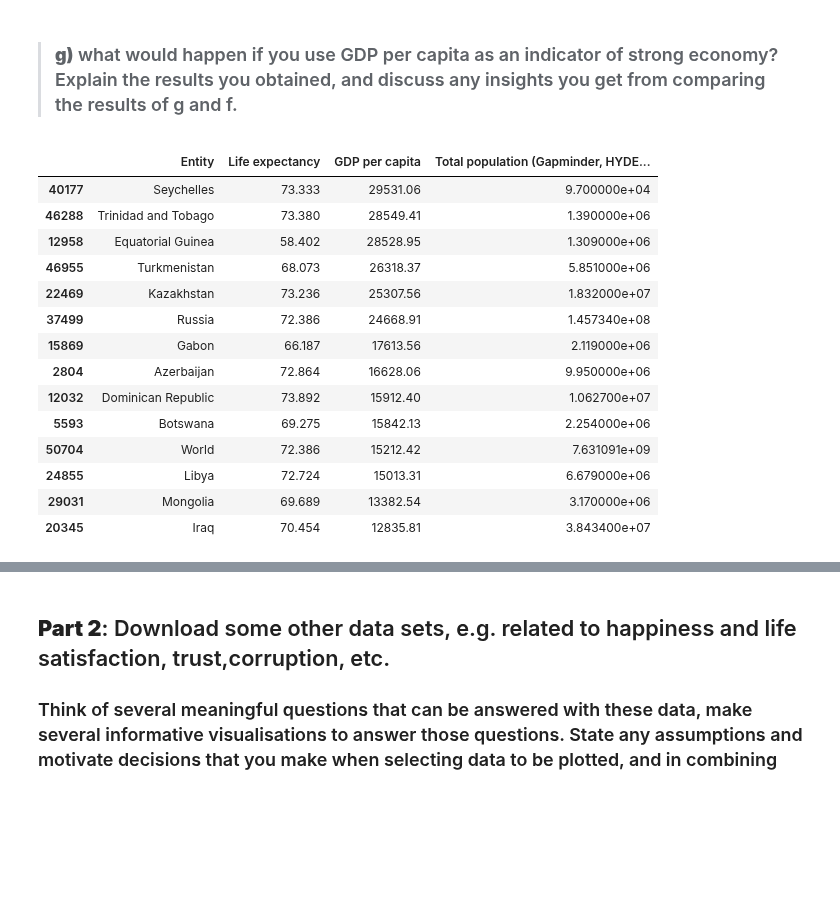
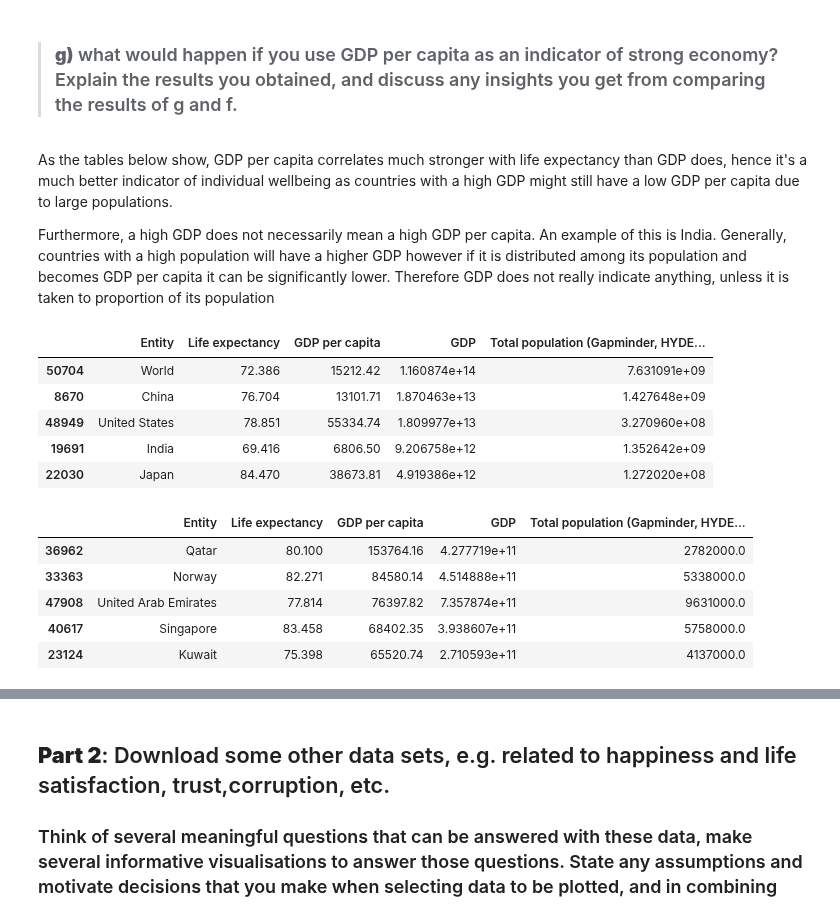
Before and after one commit to lukasmartinsson/dat405, a Jupyter notebook: labb1/labb1_sidner.ipynb, the cells around one changed output, grey strips where cells are left out. Saved outputs shown, nothing was run; the diff lists cells and outputs as text; code cells hidden in the pictures; blank space fills up the shorter version.

```diff
--- a/labb1/labb1_sidner.ipynb
+++ b/labb1/labb1_sidner.ipynb
@@ -194,25 +198,32 @@ It appears not. Looking at the results below, one recognizes that there are quit
 | 19691 | India | 69.416 | 9.206758e+12 | 1.352642e+09 |
 # %% [markdown]
 > ### **g)** what would happen if you use GDP per capita as an indicator of strong economy? Explain the results you obtained, and discuss any insights you get from comparing the results of g and f.
+# %% [markdown]
+As the tables below show, GDP per capita correlates much stronger with life expectancy than GDP does, hence it's a much better indicator of individual wellbeing as countries with a high GDP might still have a low GDP per capita due to large populations.
+
+Furthermore, a high GDP does not necessarily mean a high GDP per capita. An example of this is India. Generally, countries with a high population will have a higher GDP however if it is distributed among its population and becomes GDP per capita it can be significantly lower. Therefore GDP does not really indicate anything, unless it is taken to proportion of its population
+# %%
+# using gdp as a measure of strong economy
+(df.query(f"GDP > {mean_gdp}")
+  .loc[:, ['Entity', 'Life expectancy', 'GDP per capita', 'GDP', 'Total population (Gapminder, HYDE & UN)']]
+  .sort_values(by='GDP', ascending=False)).head(5)
+# %% [output]
+|  | Entity | Life expectancy | GDP per capita | GDP | Total population (Gapminder, HYDE... |
+| 50704 | World | 72.386 | 15212.42 | 1.160874e+14 | 7.631091e+09 |
+| 8670 | China | 76.704 | 13101.71 | 1.870463e+13 | 1.427648e+09 |
+| 48949 | United States | 78.851 | 55334.74 | 1.809977e+13 | 3.270960e+08 |
+| 19691 | India | 69.416 | 6806.50 | 9.206758e+12 | 1.352642e+09 |
+| 22030 | Japan | 84.470 | 38673.81 | 4.919386e+12 | 1.272020e+08 |
 # %%
-## using median gdp per capita
-median_gdp_per_capita = df['GDP per capita'].median()
-(df.query(f"`Life expectancy` < {median_life_expectancy} & `GDP per capita` > {median_gdp_per_capita}")
-  .loc[:, ['Entity', 'Life expectancy', 'GDP per capita', 'Total population (Gapminder, HYDE & UN)']]
-  .sort_values(by='GDP per capita'))
+## using gdp per capita as a measure of strong economy
+mean_gdp_per_capita = df['GDP per capita'].mean()
+(df.query(f"`GDP per capita` > {mean_gdp_per_capita}")
+  .loc[:, ['Entity', 'Life expectancy', 'GDP per capita', 'GDP', 'Total population (Gapminder, HYDE & UN)']]
+  .sort_values(by='GDP per capita', ascending=False)).head(5)
 # %% [output]
-|  | Entity | Life expectancy | GDP per capita | Total population (Gapminder, HYDE... |
-| 40177 | Seychelles | 73.333 | 29531.06 | 9.700000e+04 |
-| 46288 | Trinidad and Tobago | 73.380 | 28549.41 | 1.390000e+06 |
-| 12958 | Equatorial Guinea | 58.402 | 28528.95 | 1.309000e+06 |
-| 46955 | Turkmenistan | 68.073 | 26318.37 | 5.851000e+06 |
-| 22469 | Kazakhstan | 73.236 | 25307.56 | 1.832000e+07 |
-| 37499 | Russia | 72.386 | 24668.91 | 1.457340e+08 |
-| 15869 | Gabon | 66.187 | 17613.56 | 2.119000e+06 |
-| 2804 | Azerbaijan | 72.864 | 16628.06 | 9.950000e+06 |
-| 12032 | Dominican Republic | 73.892 | 15912.40 | 1.062700e+07 |
-| 5593 | Botswana | 69.275 | 15842.13 | 2.254000e+06 |
-| 50704 | World | 72.386 | 15212.42 | 7.631091e+09 |
-| 24855 | Libya | 72.724 | 15013.31 | 6.679000e+06 |
-| 29031 | Mongolia | 69.689 | 13382.54 | 3.170000e+06 |
-| 20345 | Iraq | 70.454 | 12835.81 | 3.843400e+07 |
+|  | Entity | Life expectancy | GDP per capita | GDP | Total population (Gapminder, HYDE... |
+| 36962 | Qatar | 80.100 | 153764.16 | 4.277719e+11 | 2782000.0 |
+| 33363 | Norway | 82.271 | 84580.14 | 4.514888e+11 | 5338000.0 |
+| 47908 | United Arab Emirates | 77.814 | 76397.82 | 7.357874e+11 | 9631000.0 |
+| 40617 | Singapore | 83.458 | 68402.35 | 3.938607e+11 | 5758000.0 |
+| 23124 | Kuwait | 75.398 | 65520.74 | 2.710593e+11 | 4137000.0 |
```
Also changed, not shown: parts of 17 cells of this notebook.
